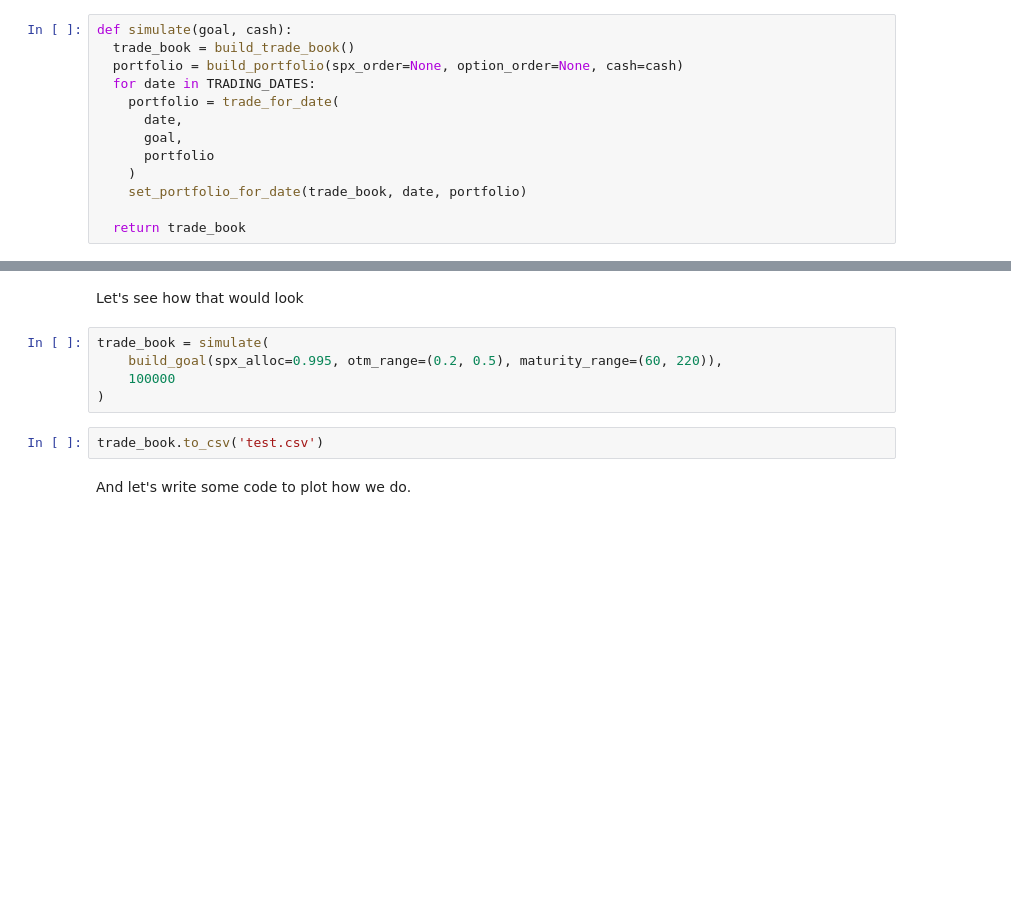
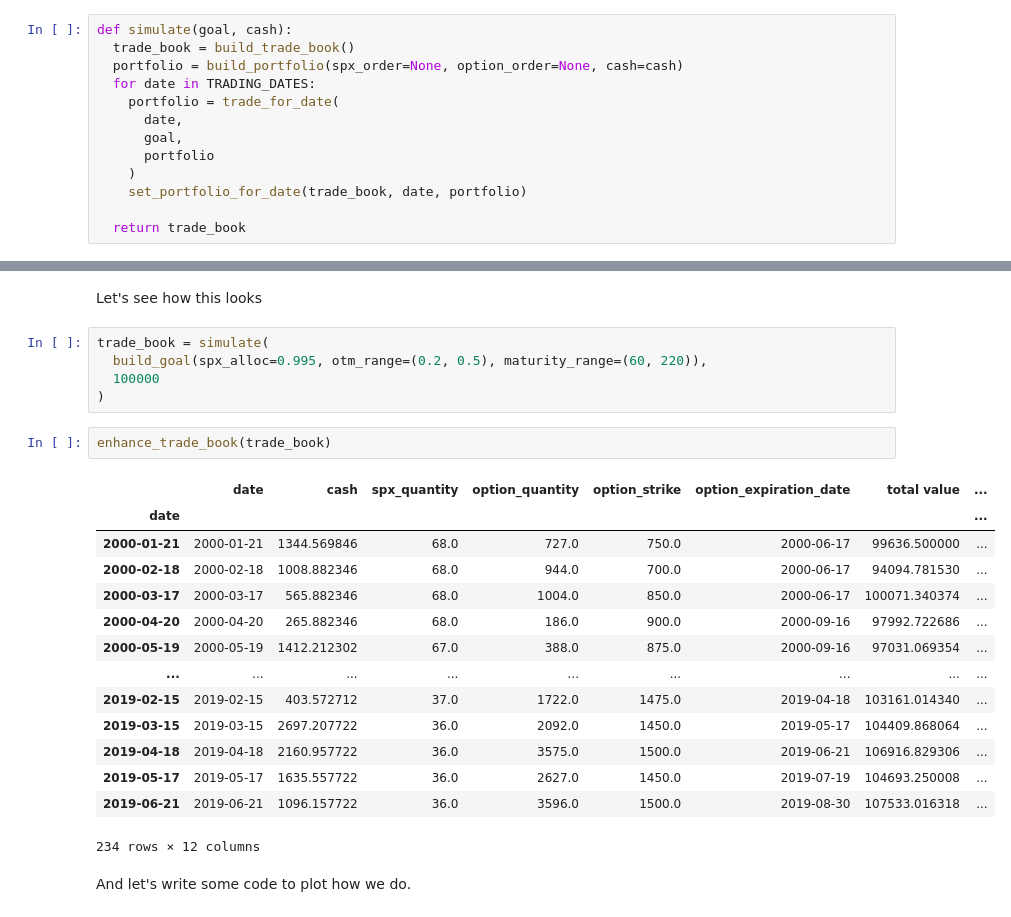
Before and after one commit to stopachka/gamma, a Jupyter notebook: puts_strategy.ipynb, the cells around one changed output, grey strips where cells are left out. Drawn from its saved outputs; the diff is of its cells as text; blank space fills up the shorter version.

```diff
--- a/puts_strategy.ipynb
+++ b/puts_strategy.ipynb
@@ -733,12 +787,27 @@ def simulate(goal, cash):
 # %% [markdown]
-Let's see how that would look
+Let's see how this looks
 # %%
 trade_book = simulate(
-    build_goal(spx_alloc=0.995, otm_range=(0.2, 0.5), maturity_range=(60, 220)),
-    100000
+  build_goal(spx_alloc=0.995, otm_range=(0.2, 0.5), maturity_range=(60, 220)),
+  100000
 )
-# %%
-trade_book.to_csv('test.csv')
+# %%
+enhance_trade_book(trade_book)
+# %% [output]
+|  | date | cash | spx_quantity | option_quantity | option_strike | option_expiration_date | total value | ... |
+| date |  |  |  |  |  |  |  | ... |
+| 2000-01-21 | 2000-01-21 | 1344.569846 | 68.0 | 727.0 | 750.0 | 2000-06-17 | 99636.500000 | ... |
+| 2000-02-18 | 2000-02-18 | 1008.882346 | 68.0 | 944.0 | 700.0 | 2000-06-17 | 94094.781530 | ... |
+| 2000-03-17 | 2000-03-17 | 565.882346 | 68.0 | 1004.0 | 850.0 | 2000-06-17 | 100071.340374 | ... |
+| 2000-04-20 | 2000-04-20 | 265.882346 | 68.0 | 186.0 | 900.0 | 2000-09-16 | 97992.722686 | ... |
+| 2000-05-19 | 2000-05-19 | 1412.212302 | 67.0 | 388.0 | 875.0 | 2000-09-16 | 97031.069354 | ... |
+| ... | ... | ... | ... | ... | ... | ... | ... | ... |
+| 2019-02-15 | 2019-02-15 | 403.572712 | 37.0 | 1722.0 | 1475.0 | 2019-04-18 | 103161.014340 | ... |
+| 2019-03-15 | 2019-03-15 | 2697.207722 | 36.0 | 2092.0 | 1450.0 | 2019-05-17 | 104409.868064 | ... |
+| 2019-04-18 | 2019-04-18 | 2160.957722 | 36.0 | 3575.0 | 1500.0 | 2019-06-21 | 106916.829306 | ... |
+| 2019-05-17 | 2019-05-17 | 1635.557722 | 36.0 | 2627.0 | 1450.0 | 2019-07-19 | 104693.250008 | ... |
+| 2019-06-21 | 2019-06-21 | 1096.157722 | 36.0 | 3596.0 | 1500.0 | 2019-08-30 | 107533.016318 | ... |
+234 rows × 12 columns
 # %% [markdown]
  And let's write some code to plot how we do.
 # %%
```
Also changed, not shown: parts of 28 cells of this notebook, 1 other file.
